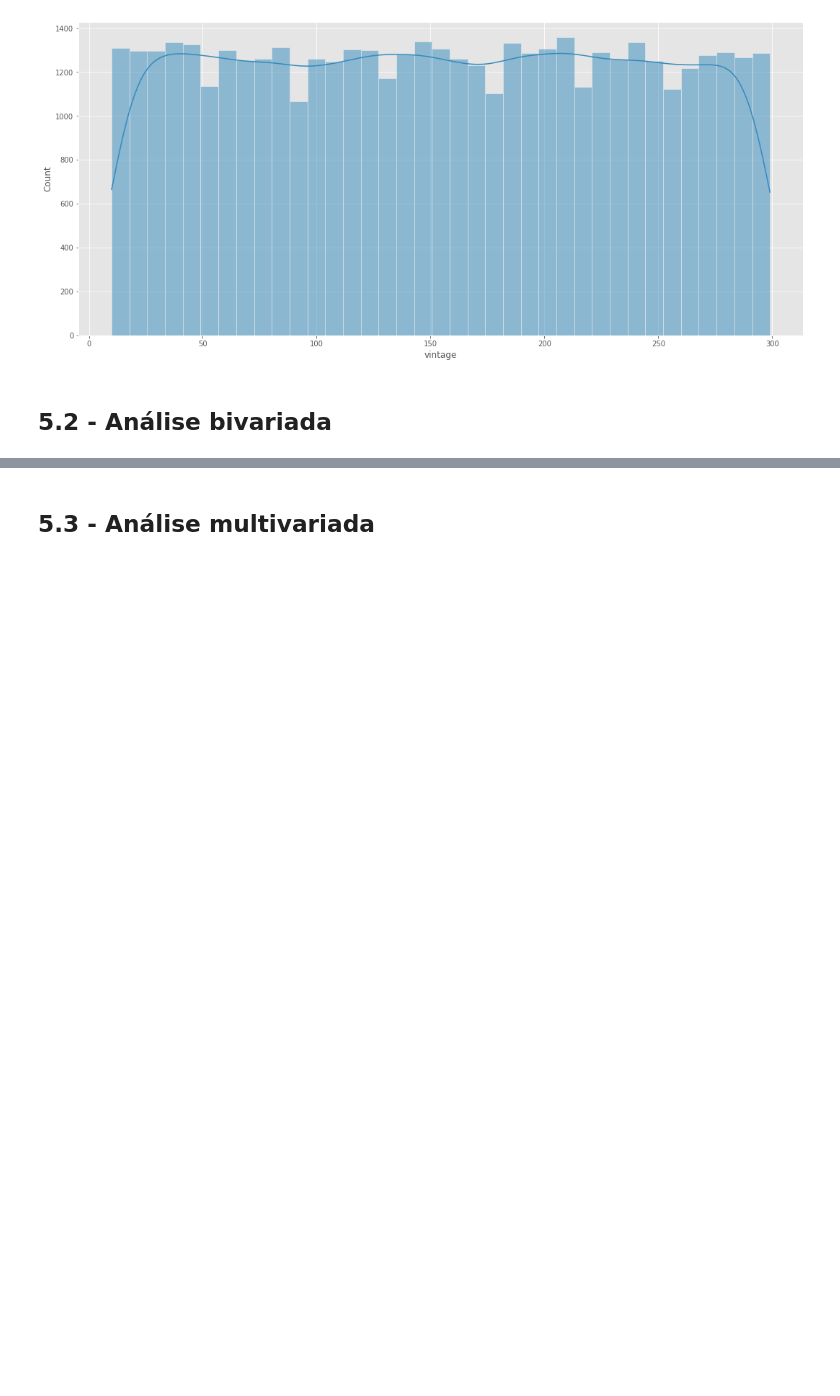
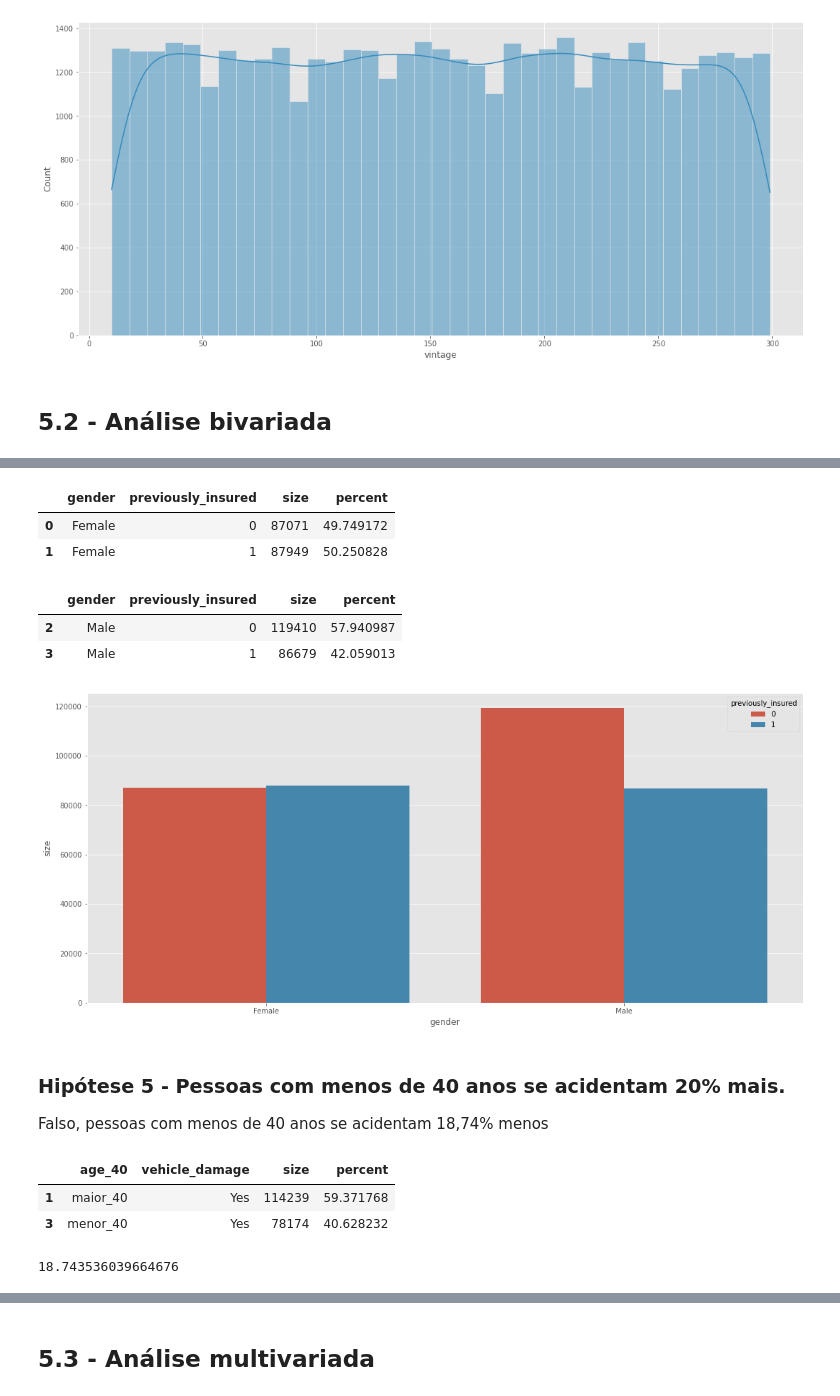
Before and after one commit to jhonatanmarques92/health_insurance_cross_sell, a Jupyter notebook: notebook/health_insurance_cross_sell.ipynb, the cells around one changed output, grey strips where cells are left out. Drawn from its saved outputs; the diff is of its cells as text; code cells hidden in the pictures; blank space fills up the shorter version.

```diff
--- a/notebook/health_insurance_cross_sell.ipynb
+++ b/notebook/health_insurance_cross_sell.ipynb
@@ -431,0 +608,26 @@ sns.histplot(data=aux, kde=True);
+# %%
+aux_f = df5.groupby(['gender', 'previously_insured'], as_index=False)['previously_insured'].size()
+aux_f = aux_f[aux_f['gender'] == 'Female']
+aux_f['percent'] = (aux_f['size']/aux_f['size'].sum()) * 100
+aux_f
+# %% [output]
+|  | gender | previously_insured | size | percent |
+| 0 | Female | 0 | 87071 | 49.749172 |
+| 1 | Female | 1 | 87949 | 50.250828 |
+# %%
+aux_m = df5.groupby(['gender', 'previously_insured'], as_index=False)['previously_insured'].size()
+aux_m = aux_m[aux_m['gender'] == 'Male']
+aux_m['percent'] = (aux_m['size']/aux_m['size'].sum()) * 100
+aux_m
+# %% [output]
+|  | gender | previously_insured | size | percent |
+| 2 | Male | 0 | 119410 | 57.940987 |
+| 3 | Male | 1 | 86679 | 42.059013 |
+# %%
+aux = pd.concat([aux_f, aux_m])
+sns.barplot(x='gender', y='size', hue='previously_insured', data=aux);
+# %% [output]
+[figure, added]
+# %% [markdown]
+### **Hipótese 5 - Pessoas com menos de 40 anos se acidentam 20% mais.**
+Falso, pessoas com menos de 40 anos se acidentam 18,74% menos
@@ -431,0 +637,13 @@ sns.histplot(data=aux, kde=True);
+# %%
+aux1 = aux.groupby(['age_40', 'vehicle_damage'], as_index=False)['vehicle_damage'].size()
+aux1 = aux1[aux1['vehicle_damage'] == 'Yes']
+aux1['percent'] = (aux1['size']/aux1['size'].sum()) * 100
+aux1
+# %% [output]
+|  | age_40 | vehicle_damage | size | percent |
+| 1 | maior_40 | Yes | 114239 | 59.371768 |
+| 3 | menor_40 | Yes | 78174 | 40.628232 |
+# %%
+aux1.loc[1, 'percent'] - aux1.loc[3, 'percent']
+# %% [output]
+18.743536039664676
```
Also changed, not shown: parts of 77 cells of this notebook.
